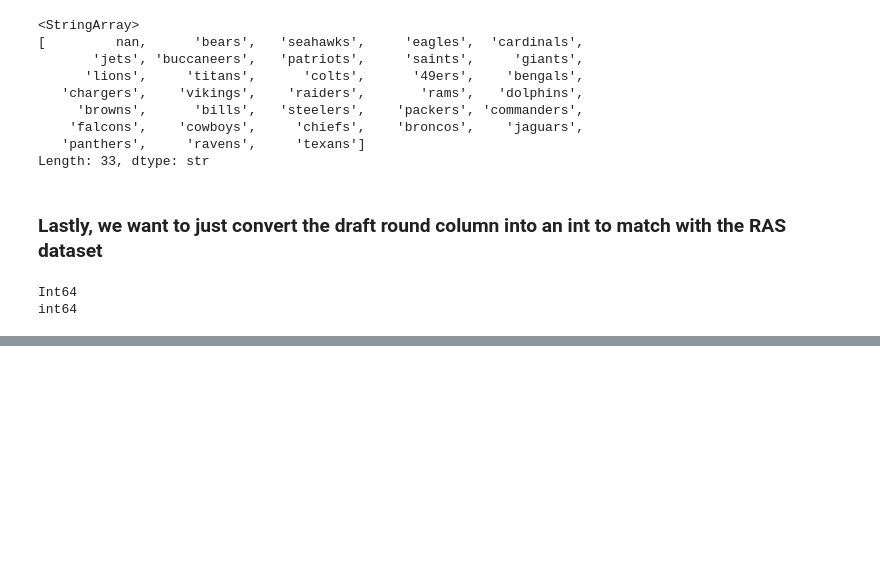
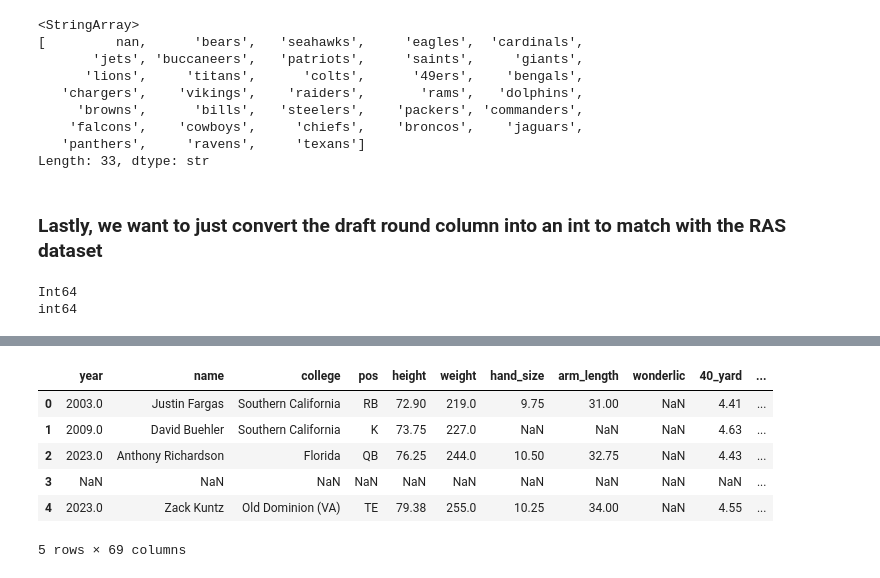
Before and after one commit to ccthatsme/SIADS_593_Milestone_1, a Jupyter notebook: notebooks/merging_datasets.ipynb, the cells around one changed output, grey strips where cells are left out. Cells and saved outputs as stored; diff of their text form; code cells hidden in the pictures; blank space fills up the shorter version.

Commit message:
datasets are cleaned and merged into csvs within new directory

```diff
--- a/notebooks/merging_datasets.ipynb
+++ b/notebooks/merging_datasets.ipynb
@@ -225,0 +241,11 @@ int64
+# %%
+new_df_2 = pd.read_csv("../data/cleaned/merged_ras_base_right_join.csv")
+new_df_2.head()
+# %% [output]
+|  | year | name | college | pos | height | weight | hand_size | arm_length | wonderlic | 40_yard | ... |
+| 0 | 2003.0 | Justin Fargas | Southern California | RB | 72.90 | 219.0 | 9.75 | 31.00 | NaN | 4.41 | ... |
+| 1 | 2009.0 | David Buehler | Southern California | K | 73.75 | 227.0 | NaN | NaN | NaN | 4.63 | ... |
+| 2 | 2023.0 | Anthony Richardson | Florida | QB | 76.25 | 244.0 | 10.50 | 32.75 | NaN | 4.43 | ... |
+| 3 | NaN | NaN | NaN | NaN | NaN | NaN | NaN | NaN | NaN | NaN | ... |
+| 4 | 2023.0 | Zack Kuntz | Old Dominion (VA) | TE | 79.38 | 255.0 | 10.25 | 34.00 | NaN | 4.55 | ... |
+5 rows × 69 columns
```
Also changed, not shown: parts of 9 cells of this notebook, 2 other files.
